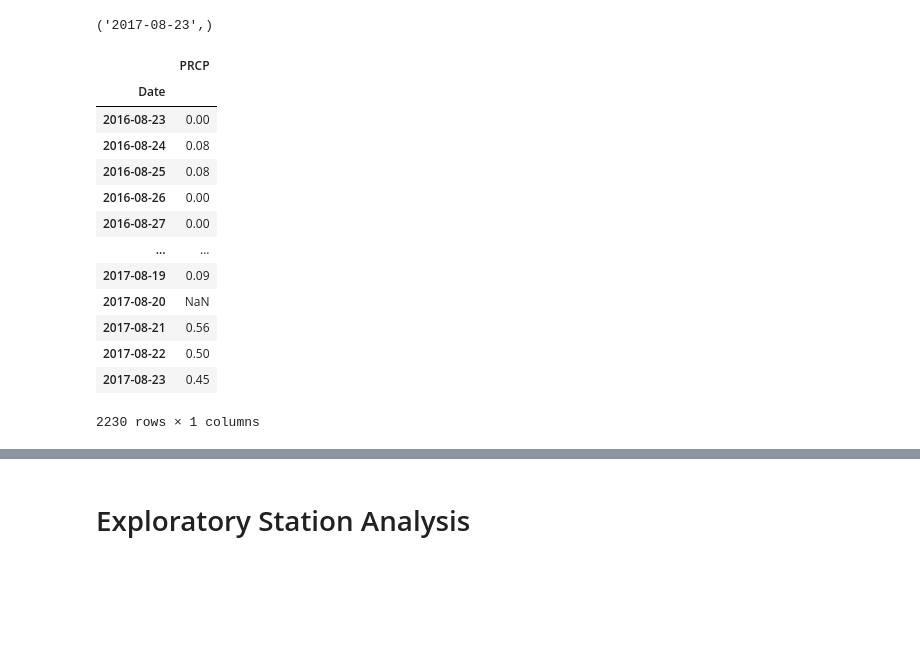
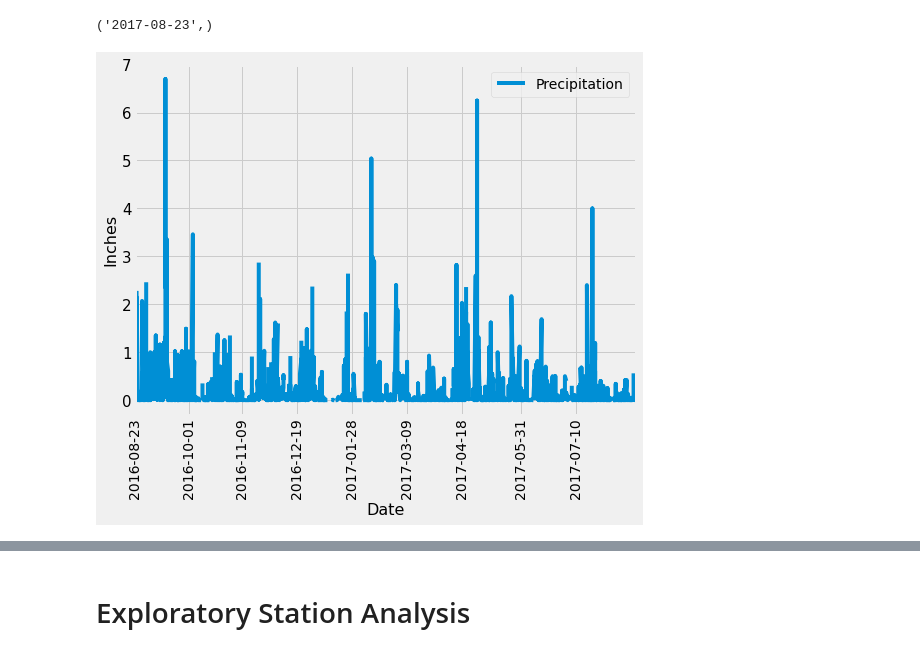
Before and after one commit to jakesb27/sqlalchemy-challenge, a Jupyter notebook: SurfsUp/climate_starter.ipynb, the cells around one changed output, grey strips where cells are left out. Saved outputs shown, nothing was run; the diff lists cells and outputs as text; code cells hidden in the pictures; blank space fills up the shorter version.

```diff
--- a/SurfsUp/climate_starter.ipynb
+++ b/SurfsUp/climate_starter.ipynb
@@ -46,37 +46,46 @@ recent_date
 # %%
 # Design a query to retrieve the last 12 months of precipitation data and plot the results.
 # Starting from the most recent data point in the database.
 
 # Calculate the date one year from the last date in data set.
 one_year_date = dt.date(2017, 8, 23) - dt.timedelta(days=365)
 
 # Perform a query to retrieve the data and precipitation scores
-all_data = session.query(Measurement.date, Measurement.prcp).\
+precip_data = session.query(Measurement.date, Measurement.prcp).\
     filter(Measurement.date >= one_year_date).all()
 
 # Save the query results as a Pandas DataFrame and set the index to the date column
-precip_df = pd.DataFrame(all_data, columns=['Date', 'PRCP'])
+precip_df = pd.DataFrame(precip_data, columns=['Date', 'prcp'])
 precip_df.set_index('Date', inplace=True)
 
 # Sort the dataframe by date
-precip_df.sort_index()
-precip_df
+precip_df = precip_df.sort_index()
 
 # Use Pandas Plotting with Matplotlib to plot the data
+plt.figure(figsize=(8, 6))
+plt.plot(precip_df.index, precip_df['prcp'])
+
+# Add legned
+plt.legend(["Precipitation"], loc='upper right', fontsize=14)
+
+# Set x location and assign x-ticks
+xloc = [
+    "2016-08-23", "2016-10-01", "2016-11-09", "2016-12-19", "2017-01-28",
+    "2017-03-09", "2017-04-18","2017-05-31", "2017-07-10"
+]
+plt.xticks(xloc, rotation='vertical', fontsize=14)
+
+# Set labels and y-tick settings
+plt.xlabel("Date", fontsize=16)
+plt.ylabel("Inches", fontsize=16)
+plt.yticks(size=15)
+
+# Assign xlim and ylim values
+plt.xlim(0, 365)
+plt.ylim(-0.3, 7)
+
+plt.show()
 # %% [output]
-|  | PRCP |
-| Date |  |
-| 2016-08-23 | 0.00 |
-| 2016-08-24 | 0.08 |
-| 2016-08-25 | 0.08 |
-| 2016-08-26 | 0.00 |
-| 2016-08-27 | 0.00 |
-| ... | ... |
-| 2017-08-19 | 0.09 |
-| 2017-08-20 | NaN |
-| 2017-08-21 | 0.56 |
-| 2017-08-22 | 0.50 |
-| 2017-08-23 | 0.45 |
-2230 rows × 1 columns
+[figure, added]
 # %%
 # Use Pandas to calcualte the summary statistics for the precipitation data
```
Also changed, not shown: parts of 6 cells of this notebook.
